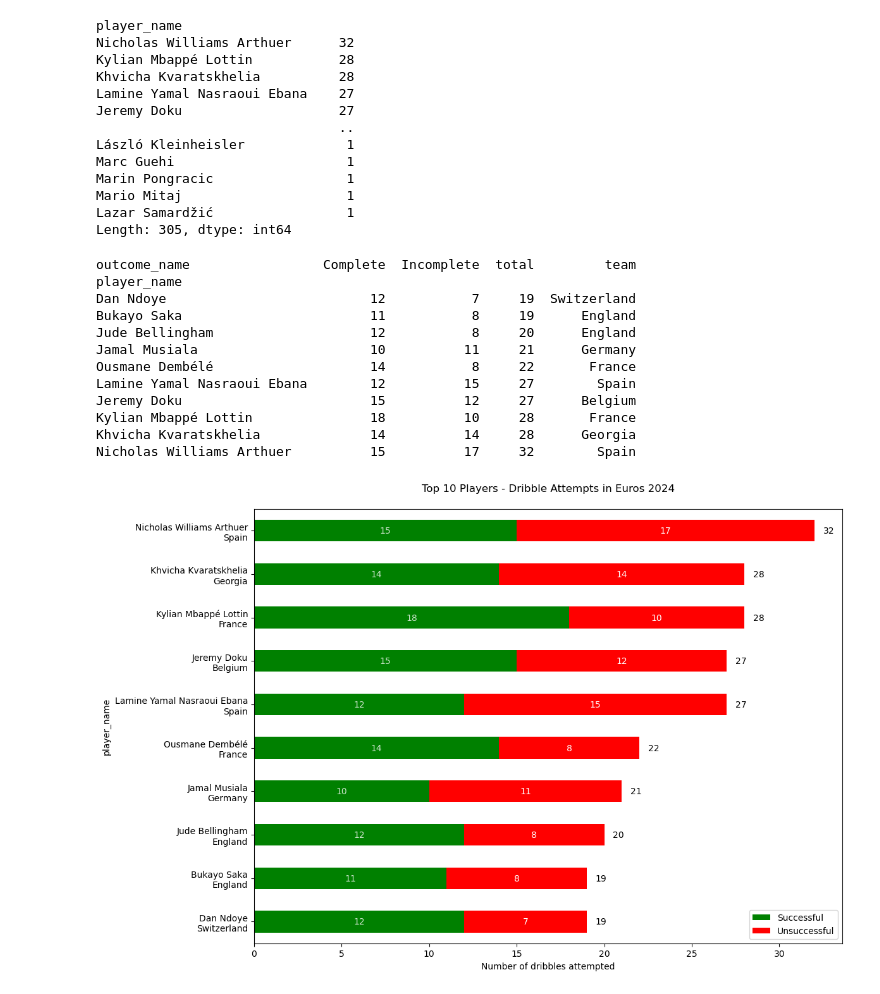
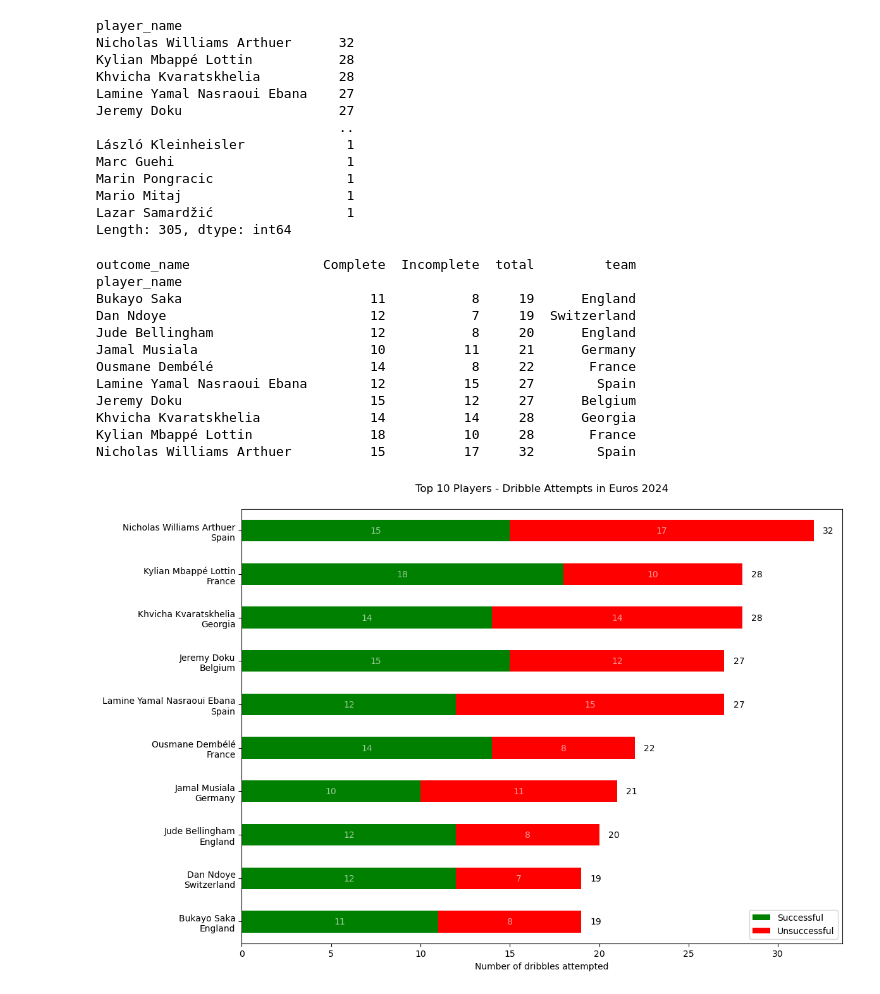
Before and after one commit to MarijnSt/soccermatics-project-1, a Jupyter notebook: nico-williams.ipynb, the cells around one changed output. Saved outputs shown, nothing was run; the diff lists cells and outputs as text; code cells hidden in the pictures.

Commit message:
danger dribbles

```diff
--- a/nico-williams.ipynb
+++ b/nico-williams.ipynb
@@ -64,7 +64,7 @@ player_teams = df_dribbles.groupby('player_name')['team_name'].first()
 
 # Sort by total dribbles and get top 10 players
 dribble_stats['total'] = dribble_stats.sum(axis=1)
-top_dribblers = dribble_stats.nlargest(10, 'total').iloc[::-1]
+top_dribblers = dribble_stats.nlargest(10, ['total', 'Complete']).iloc[::-1]
 
 # Add team names to the top dribblers
 top_dribblers['team'] = player_teams[top_dribblers.index]
@@ -81,7 +81,7 @@ top_dribblers['Incomplete'].plot(kind='barh', color='red', ax=ax, left=top_dribb
 for i, v in enumerate(top_dribblers['Complete']):
     ax.text(v/2, i, str(v),
             color='white',
-            alpha=0.5,
+            alpha=0.6,
             va='center',
             ha='center')
 
@@ -89,42 +89,43 @@ for i, v in enumerate(top_dribblers['Complete']):
 for i, v in enumerate(top_dribblers['Incomplete']):
     ax.text(top_dribblers['Complete'][i] + v/2, i, str(v),
             color='white',
-            alpha=0.5,
+            alpha=0.6,
             va='center',
             ha='center')
 
 # Customize the plot
 plt.title('Top 10 Players - Dribble Attempts in Euros 2024', pad=20)
 plt.xlabel('Number of dribbles attempted')
+plt.ylabel(None)
 
 # Create custom y-axis labels
 ylabels = [f"{player}\n{team}" for player, team in zip(top_dribblers.index, top_dribblers['team'])]
 
 # Set the labels with style properties
 ax.set_yticklabels(ylabels, linespacing=1.2)
 
 # Add legend
 plt.legend(['Successful', 'Unsuccessful'])
 
 # Add total numbers at the end of each bar
 for i, player in enumerate(top_dribblers.index):
     total = top_dribblers.loc[player, 'total']
     plt.text(total + 0.5, i, str(int(total)), va='center')
 
 # Adjust layout
 plt.tight_layout()
 plt.show()
 # %% [output]
 outcome_name                 Complete  Incomplete  total         team
 player_name
+Bukayo Saka                        11           8     19      England
 Dan Ndoye                          12           7     19  Switzerland
-Bukayo Saka                        11           8     19      England
 Jude Bellingham                    12           8     20      England
 Jamal Musiala                      10          11     21      Germany
 Ousmane Dembélé                    14           8     22       France
 Lamine Yamal Nasraoui Ebana        12          15     27        Spain
 Jeremy Doku                        15          12     27      Belgium
+Khvicha Kvaratskhelia              14          14     28      Georgia
 Kylian Mbappé Lottin               18          10     28       France
-Khvicha Kvaratskhelia              14          14     28      Georgia
 Nicholas Williams Arthuer          15          17     32        Spain
-[figure, old version]
+[figure, new version]
```
Also changed, not shown: parts of 1 cell of this notebook.
